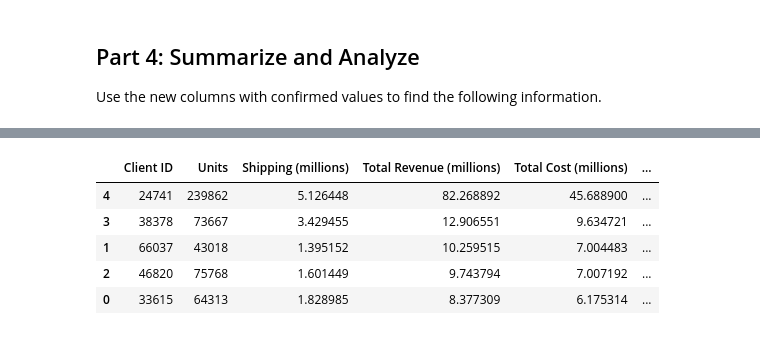
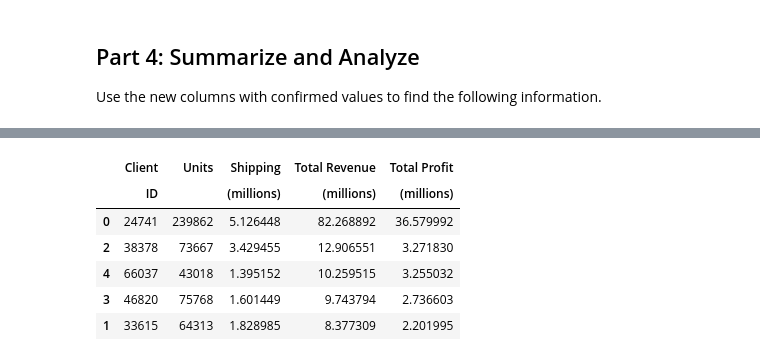
Before and after one commit to Dave232232/pandas-challenge-1, a Jupyter notebook: wholesale_data_analysis_starter_code.ipynb, the cells around one changed output, grey strips where cells are left out. Saved outputs shown, nothing was run; the diff lists cells and outputs as text; code cells hidden in the pictures.

```diff
--- a/wholesale_data_analysis_starter_code.ipynb
+++ b/wholesale_data_analysis_starter_code.ipynb
@@ -314,4 +318,14 @@ Use the new columns with confirmed values to find the following information.
 # %%
 # Create a summary DataFrame showing the totals for the for the top 5 clients with the following information:
 # total units purchased, total shipping price, total revenue, and total profit.
+
+top5_spend=(df_with_cost_formatted
+            .pipe(lambda df: df[["client_id","qty","shipping_price","total_price","profit"]])
+            .pipe(lambda df: df[df["client_id"].isin(top5_clients_list)])
+            .pipe(lambda df: df.groupby("client_id").sum().reset_index())
+            #needed some chatgpt help with getting the sort in same order as the client list
+            .pipe(lambda df: df.sort_values(by="client_id", key=lambda x: pd.Categorical(x, categories=top5_clients_list,ordered=True)))
+            )
+
+top5_spend
 # %% [output]
@@ -325,13 +339,29 @@ Use the new columns with confirmed values to find the following information.
 # Format the data and rename the columns to names suitable for presentation.
 
 # Define the money columns.
-
+money_cols=["shipping_price","total_price","profit"]
+money_cols
 
 # Define a function that converts a dollar amount to millions.
-
+def currency_format_millions(col):
+    col_millions=col/1000000
+    return col_millions
 
 # Apply the currency_format_millions function to only the money columns.
-
+top5_spend_pres=top5_spend.copy()
+top5_spend_pres[money_cols]=top5_spend_pres[money_cols].apply(currency_format_millions)
 
 # Rename the columns to reflect the change in the money format.
+top5_spend_pres.rename(columns={"client_id":"Client ID", "qty":"Units","shipping_price":"Shipping (millions)","total_price":"Total Revenue (millions)","profit":"Total Profit (millions)"})
+
+#make multi row columns names
+top5_spend_pres.columns=pd.MultiIndex.from_tuples([
+    ("Client","ID"),
+    ("Units",""),
+    ("Shipping", "(millions)"),
+    ("Total Revenue", "(millions)"),
+    ("Total Profit", "(millions)")
+])
+
+top5_spend_pres
 # %% [output]
@@ -344,9 +375,14 @@ Use the new columns with confirmed values to find the following information.
 # %%
 # Sort the updated data by "Total Profit (millions)" form highest to lowest and assign the sort to a new DatFrame.
+
+#top5_spend_pres_sort=top5_spend_pres.sort_values
+top5_spend_pres_sort=top5_spend_pres.sort_values(('Total Profit','(millions)'),ascending=False)
+top5_spend_pres_sort
 # %% [output]
-|  | Client ID | Units | Shipping (millions) | Total Revenue (millions) | Total Cost (millions) | ... |
-| 4 | 24741 | 239862 | 5.126448 | 82.268892 | 45.688900 | ... |
-| 3 | 38378 | 73667 | 3.429455 | 12.906551 | 9.634721 | ... |
-| 1 | 66037 | 43018 | 1.395152 | 10.259515 | 7.004483 | ... |
-| 2 | 46820 | 75768 | 1.601449 | 9.743794 | 7.007192 | ... |
-| 0 | 33615 | 64313 | 1.828985 | 8.377309 | 6.175314 | ... |
+|  | Client | Units | Shipping | Total Revenue | Total Profit |
+|  | ID |  | (millions) | (millions) | (millions) |
+| 0 | 24741 | 239862 | 5.126448 | 82.268892 | 36.579992 |
+| 2 | 38378 | 73667 | 3.429455 | 12.906551 | 3.271830 |
+| 4 | 66037 | 43018 | 1.395152 | 10.259515 | 3.255032 |
+| 3 | 46820 | 75768 | 1.601449 | 9.743794 | 2.736603 |
+| 1 | 33615 | 64313 | 1.828985 | 8.377309 | 2.201995 |
```
Also changed, not shown: parts of 8 cells of this notebook.
